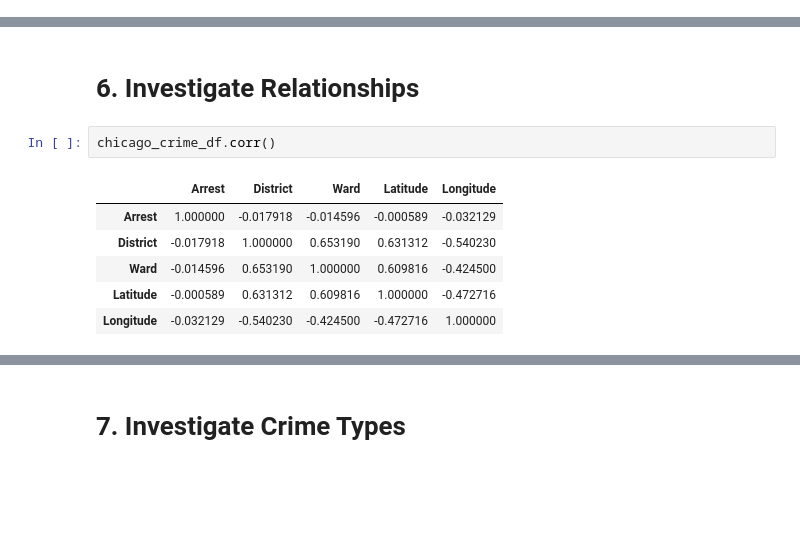
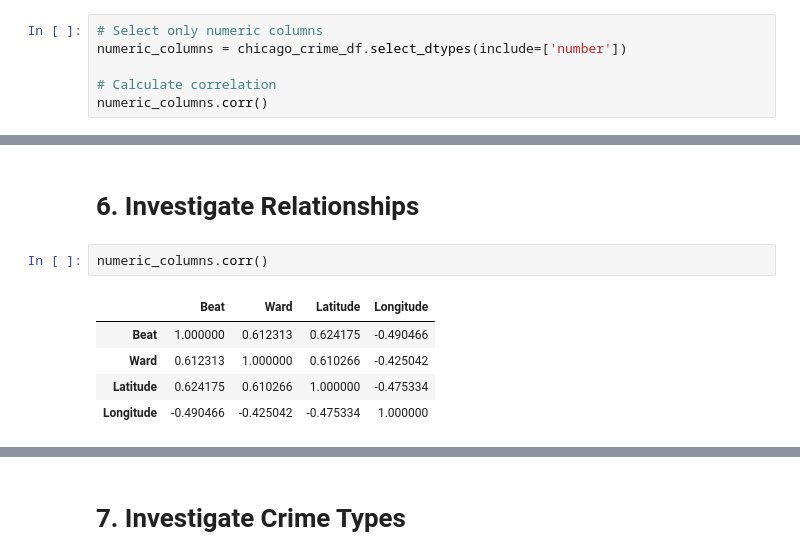
Before and after one commit to Antidote-cyber/Learning-Circle-24-EDA-On-Chicago-Crime-Dataset, a Jupyter notebook: EDA on chicago crime data.ipynb, the cells around one changed output, grey strips where cells are left out. Drawn from its saved outputs; the diff is of its cells as text; blank space fills up the shorter version.

```diff
--- a/EDA on chicago crime data.ipynb
+++ b/EDA on chicago crime data.ipynb
@@ -459,0 +495,6 @@ ValueError: could not convert string to float: 'CRIMINAL DAMAGE'
+# %%
+# Select only numeric columns
+numeric_columns = chicago_crime_df.select_dtypes(include=['number'])
+
+# Calculate correlation
+numeric_columns.corr()
@@ -674,12 +721,11 @@ Text(0.5, 1.0, 'Distribution of Crime Types')
 # %% [markdown]
 # 6. Investigate Relationships
 # %%
-chicago_crime_df.corr()
+numeric_columns.corr()
 # %% [output]
-|  | Arrest | District | Ward | Latitude | Longitude |
-| Arrest | 1.000000 | -0.017918 | -0.014596 | -0.000589 | -0.032129 |
-| District | -0.017918 | 1.000000 | 0.653190 | 0.631312 | -0.540230 |
-| Ward | -0.014596 | 0.653190 | 1.000000 | 0.609816 | -0.424500 |
-| Latitude | -0.000589 | 0.631312 | 0.609816 | 1.000000 | -0.472716 |
-| Longitude | -0.032129 | -0.540230 | -0.424500 | -0.472716 | 1.000000 |
+|  | Beat | Ward | Latitude | Longitude |
+| Beat | 1.000000 | 0.612313 | 0.624175 | -0.490466 |
+| Ward | 0.612313 | 1.000000 | 0.610266 | -0.425042 |
+| Latitude | 0.624175 | 0.610266 | 1.000000 | -0.475334 |
+| Longitude | -0.490466 | -0.425042 | -0.475334 | 1.000000 |
 # %%
```
Also changed, not shown: parts of 16 cells of this notebook.
